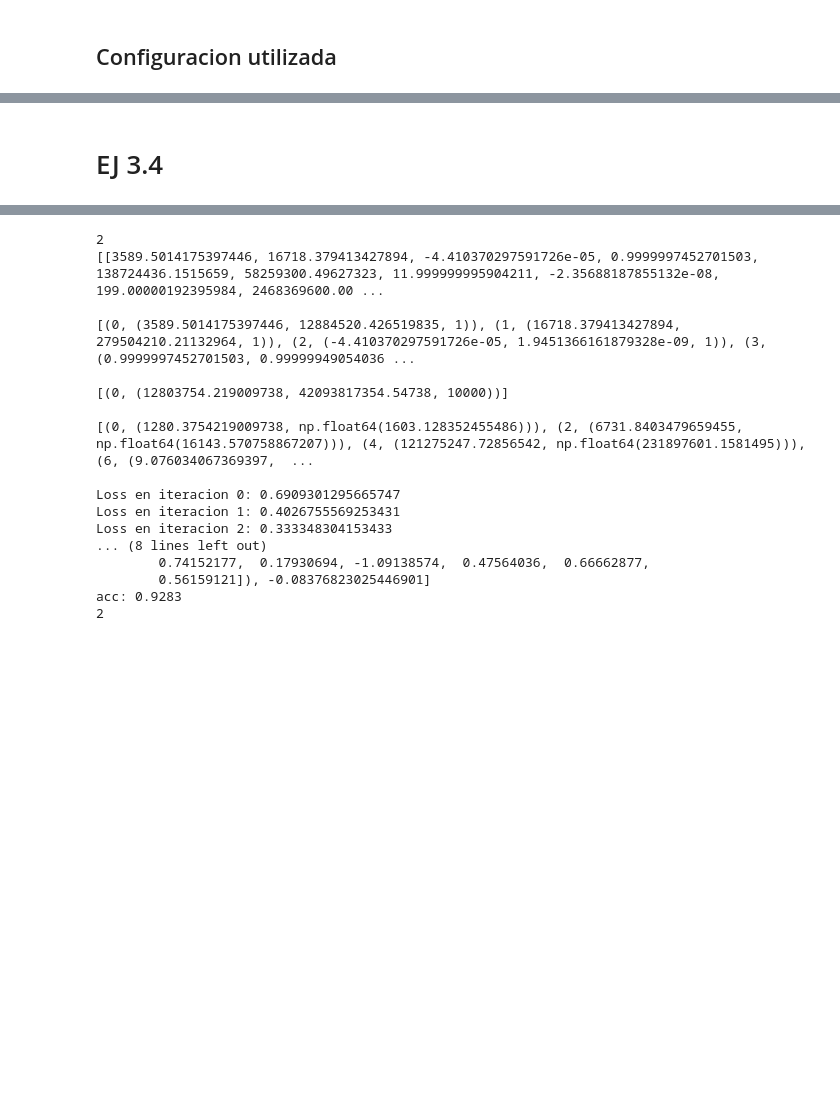
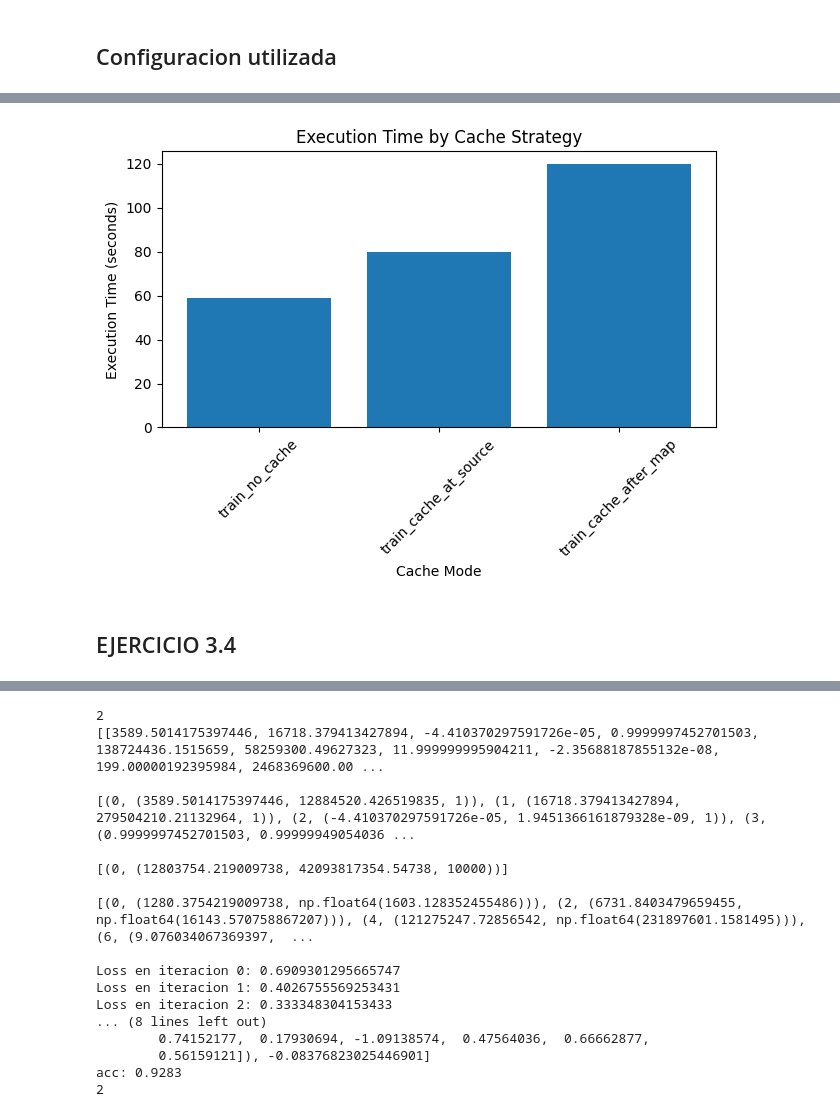
Before and after one commit to kzzazzk/ogvd_spark, a Jupyter notebook: Notebooks/ejercicio3.ipynb, the cells around one changed output, grey strips where cells are left out. Saved outputs shown, nothing was run; the diff lists cells and outputs as text; code cells hidden in the pictures; blank space fills up the shorter version.

Commit message:
Avanzar ejercicio 3 | Creación normalize_numpy | Ejecución con dataset grande

```diff
--- a/Notebooks/ejercicio3.ipynb
+++ b/Notebooks/ejercicio3.ipynb
@@ -1232,3 +1176,13 @@ def predict (w, b, X):
     z = float(np.dot(np.asarray(w, dtype=float), np.asarray(X, dtype=float)) + float(b))
     p = sigmoid(z)
     return 1 if p >= threshold else 0
+# %%
+def train_option(RDD_Xy, iterations, learning_rate, lambda_reg, i):
+    if(i == 0):
+        return train_no_cache(RDD_Xy, iterations, learning_rate, lambda_reg)
+    elif(i == 1):
+        return train_cache_at_source(RDD_Xy, iterations, learning_rate, lambda_reg)
+    elif(i == 2):
+        return train_cache_after_map(RDD_Xy, iterations, learning_rate, lambda_reg)
+    # else:
+    #     return train_cache_after_reduce(RDD_Xy, iterations, learning_rate, lambda_reg)
@@ -1309,5 +1226,24 @@ print(time)
+# %%
+import matplotlib.pyplot as plt
+
+labels = list(results.keys())
+times = list(results.values())
+
+# Create bar plot
+plt.figure()
+plt.bar(labels, times)
+
+plt.xlabel("Cache Mode")
+plt.ylabel("Execution Time (seconds)")
+plt.title("Execution Time by Cache Strategy")
+plt.xticks(rotation=45)
+plt.tight_layout()
+
+plt.show()
+# %% [output]
+[figure, added]
 # %% [markdown]
-# EJ 3.4
+## EJERCICIO 3.4
 # %%
 sc.stop()
 # %%
```
Also changed, not shown: parts of 42 cells of this notebook.
